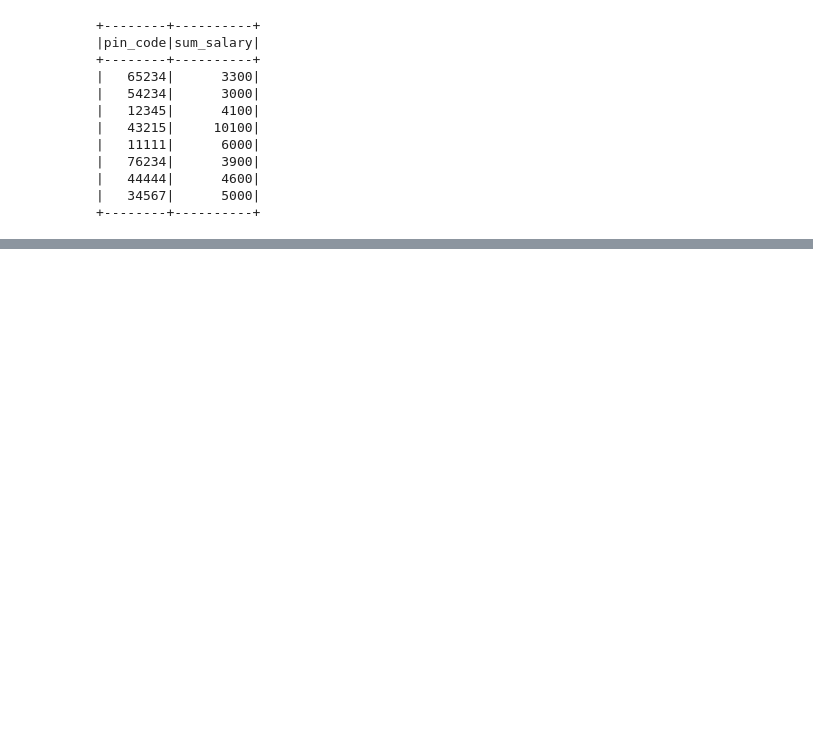
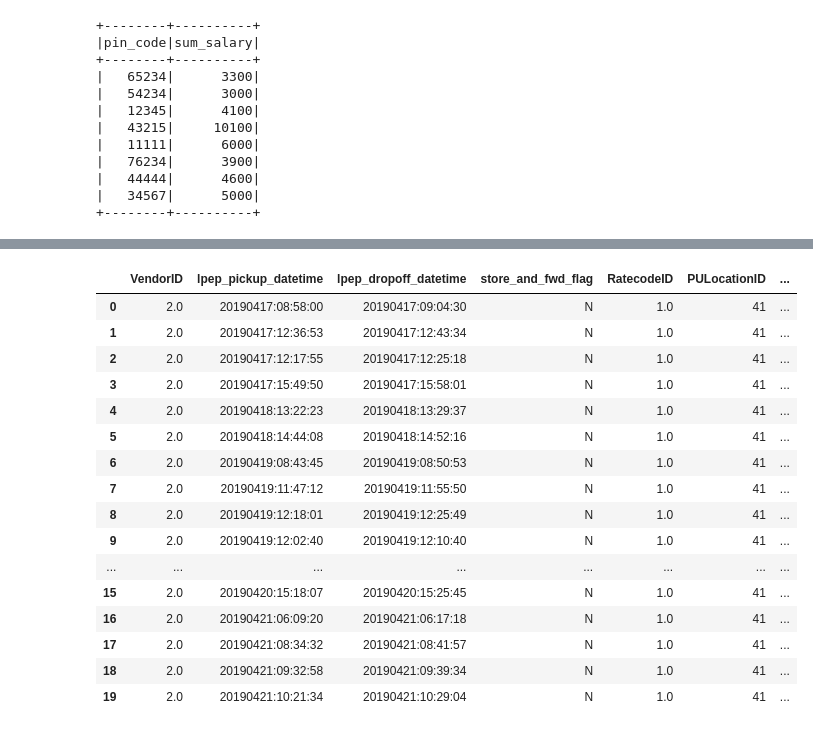
Before and after one commit to akshayranade/pyspark_code_generator, a Jupyter notebook: notebooks/spark_code_builder_demo.ipynb, the cells around one changed output, grey strips where cells are left out. Drawn from its saved outputs; the diff is of its cells as text; code cells hidden in the pictures; blank space fills up the shorter version.

```diff
--- a/notebooks/spark_code_builder_demo.ipynb
+++ b/notebooks/spark_code_builder_demo.ipynb
@@ -318,0 +597,6 @@ def selection(details:dict):
+# %%
+tt_2019['lpep_pickup_datetime'] = pd.to_datetime(tt_2019['lpep_pickup_datetime'], infer_datetime_format=True)
+tt_2019['lpep_dropoff_datetime'] = pd.to_datetime(tt_2019['lpep_dropoff_datetime'], infer_datetime_format=True)
+# %%
+tt_2019['lpep_pickup_datetime'] = tt_2019['lpep_pickup_datetime'].dt.strftime('%Y%m%d:%H:%M:%S')
+tt_2019['lpep_dropoff_datetime'] = tt_2019['lpep_dropoff_datetime'].dt.strftime('%Y%m%d:%H:%M:%S')
@@ -318,0 +617,20 @@ def selection(details:dict):
+# %%
+tt_2019[0:20]
+# %% [output]
+|  | VendorID | lpep_pickup_datetime | lpep_dropoff_datetime | store_and_fwd_flag | RatecodeID | PULocationID | ... |
+| 0 | 2.0 | 20190417:08:58:00 | 20190417:09:04:30 | N | 1.0 | 41 | ... |
+| 1 | 2.0 | 20190417:12:36:53 | 20190417:12:43:34 | N | 1.0 | 41 | ... |
+| 2 | 2.0 | 20190417:12:17:55 | 20190417:12:25:18 | N | 1.0 | 41 | ... |
+| 3 | 2.0 | 20190417:15:49:50 | 20190417:15:58:01 | N | 1.0 | 41 | ... |
+| 4 | 2.0 | 20190418:13:22:23 | 20190418:13:29:37 | N | 1.0 | 41 | ... |
+| 5 | 2.0 | 20190418:14:44:08 | 20190418:14:52:16 | N | 1.0 | 41 | ... |
+| 6 | 2.0 | 20190419:08:43:45 | 20190419:08:50:53 | N | 1.0 | 41 | ... |
+| 7 | 2.0 | 20190419:11:47:12 | 20190419:11:55:50 | N | 1.0 | 41 | ... |
+| 8 | 2.0 | 20190419:12:18:01 | 20190419:12:25:49 | N | 1.0 | 41 | ... |
+| 9 | 2.0 | 20190419:12:02:40 | 20190419:12:10:40 | N | 1.0 | 41 | ... |
+| ... | ... | ... | ... | ... | ... | ... | ... |
+| 15 | 2.0 | 20190420:15:18:07 | 20190420:15:25:45 | N | 1.0 | 41 | ... |
+| 16 | 2.0 | 20190421:06:09:20 | 20190421:06:17:18 | N | 1.0 | 41 | ... |
+| 17 | 2.0 | 20190421:08:34:32 | 20190421:08:41:57 | N | 1.0 | 41 | ... |
+| 18 | 2.0 | 20190421:09:32:58 | 20190421:09:39:34 | N | 1.0 | 41 | ... |
+| 19 | 2.0 | 20190421:10:21:34 | 20190421:10:29:04 | N | 1.0 | 41 | ... |
```
Also changed, not shown: parts of 61 cells of this notebook, 19 other files.
